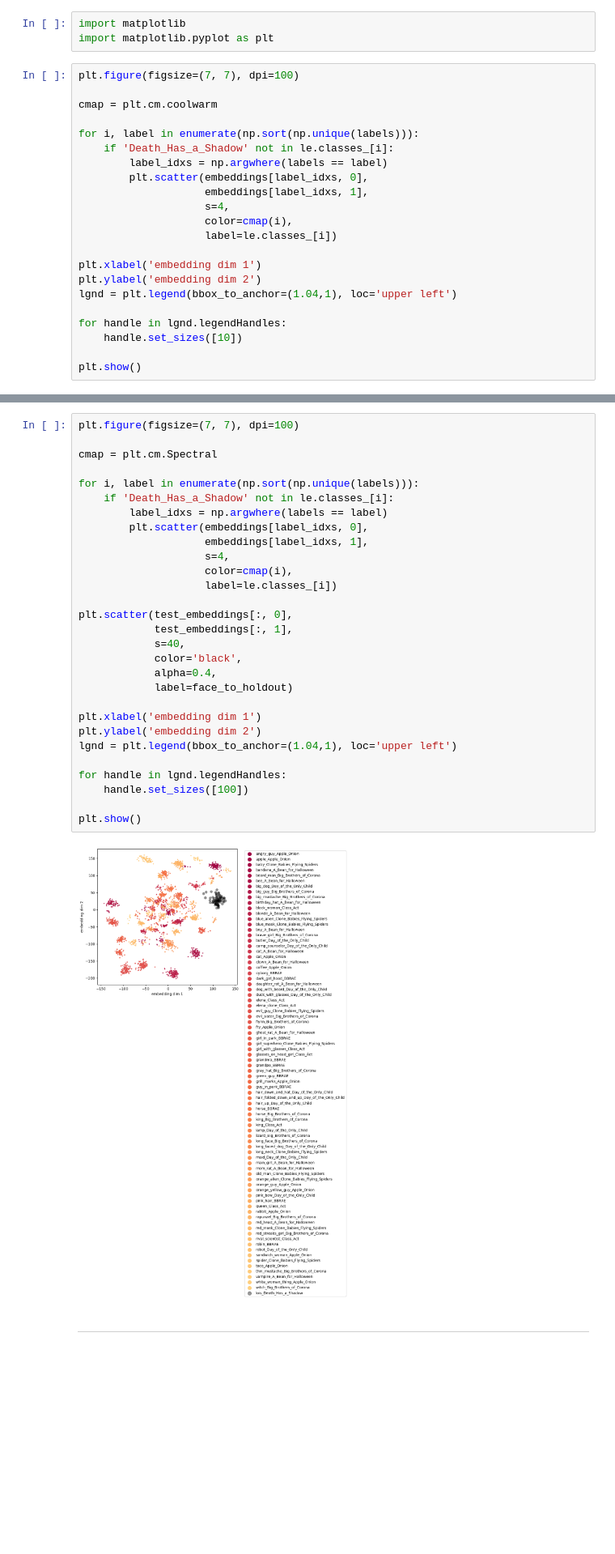
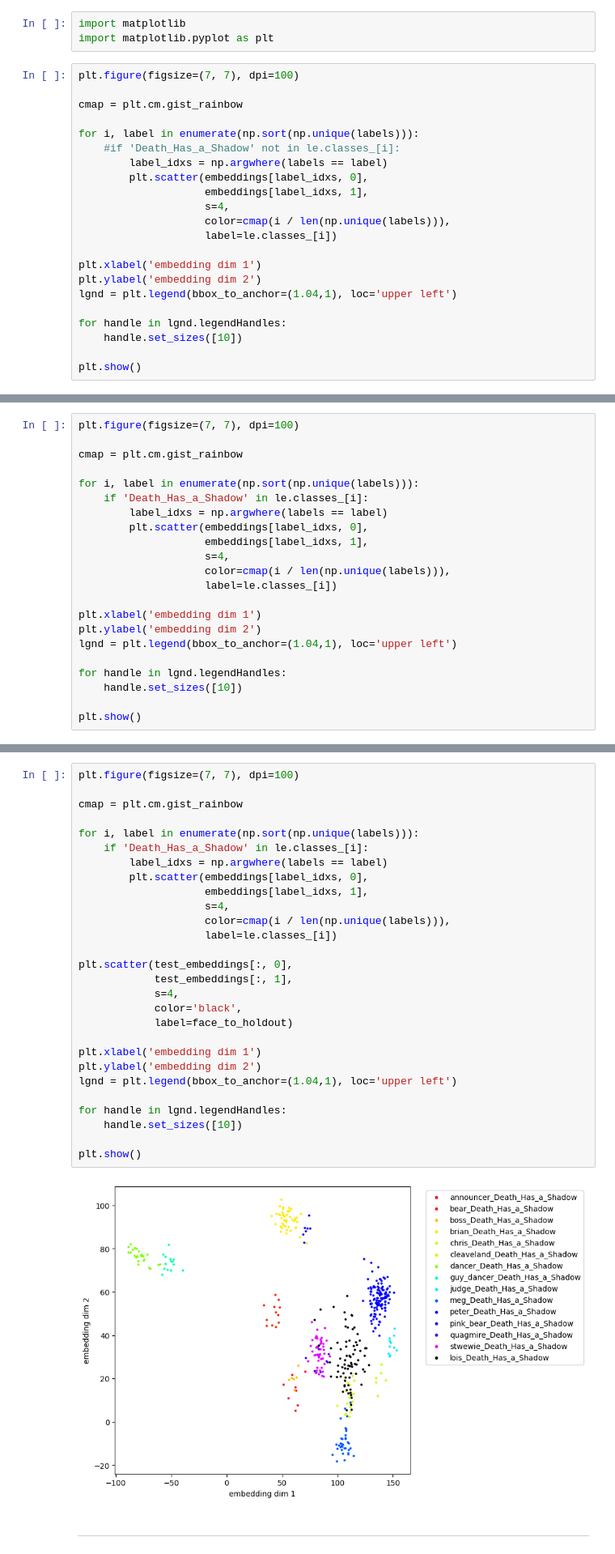
Before and after one commit to nathancooperjones/meezer, a Jupyter notebook: nbs/meezer_image_example.ipynb, the cells around one changed output, grey strips where cells are left out. Shown at 81% size. Saved outputs shown, nothing was run; the diff lists cells and outputs as text; blank space fills up the shorter version.

```diff
--- a/nbs/meezer_image_example.ipynb
+++ b/nbs/meezer_image_example.ipynb
@@ -128,15 +128,15 @@ import matplotlib.pyplot as plt
 # %%
 plt.figure(figsize=(7, 7), dpi=100)
 
-cmap = plt.cm.coolwarm
+cmap = plt.cm.gist_rainbow
 
 for i, label in enumerate(np.sort(np.unique(labels))):
-    if 'Death_Has_a_Shadow' not in le.classes_[i]:
+    #if 'Death_Has_a_Shadow' not in le.classes_[i]:
         label_idxs = np.argwhere(labels == label)
         plt.scatter(embeddings[label_idxs, 0],
                     embeddings[label_idxs, 1],
                     s=4,
-                    color=cmap(i),
+                    color=cmap(i / len(np.unique(labels))),
                     label=le.classes_[i])
 
 plt.xlabel('embedding dim 1')
@@ -151,0 +176,22 @@ plt.show()
+# %%
+plt.figure(figsize=(7, 7), dpi=100)
+
+cmap = plt.cm.gist_rainbow
+
+for i, label in enumerate(np.sort(np.unique(labels))):
+    if 'Death_Has_a_Shadow' in le.classes_[i]:
+        label_idxs = np.argwhere(labels == label)
+        plt.scatter(embeddings[label_idxs, 0],
+                    embeddings[label_idxs, 1],
+                    s=4,
+                    color=cmap(i / len(np.unique(labels))),
+                    label=le.classes_[i])
+
+plt.xlabel('embedding dim 1')
+plt.ylabel('embedding dim 2')
+lgnd = plt.legend(bbox_to_anchor=(1.04,1), loc='upper left')
+
+for handle in lgnd.legendHandles:
+    handle.set_sizes([10])
+
+plt.show()
@@ -152,34 +200,33 @@ plt.show()
 # %%
 plt.figure(figsize=(7, 7), dpi=100)
 
-cmap = plt.cm.Spectral
+cmap = plt.cm.gist_rainbow
 
 for i, label in enumerate(np.sort(np.unique(labels))):
-    if 'Death_Has_a_Shadow' not in le.classes_[i]:
+    if 'Death_Has_a_Shadow' in le.classes_[i]:
         label_idxs = np.argwhere(labels == label)
         plt.scatter(embeddings[label_idxs, 0],
                     embeddings[label_idxs, 1],
                     s=4,
-                    color=cmap(i),
+                    color=cmap(i / len(np.unique(labels))),
                     label=le.classes_[i])
 
 plt.scatter(test_embeddings[:, 0],
             test_embeddings[:, 1],
-            s=40,
+            s=4,
             color='black',
-            alpha=0.4,
             label=face_to_holdout)
 
 plt.xlabel('embedding dim 1')
 plt.ylabel('embedding dim 2')
 lgnd = plt.legend(bbox_to_anchor=(1.04,1), loc='upper left')
 
 for handle in lgnd.legendHandles:
-    handle.set_sizes([100])
+    handle.set_sizes([10])
 
 plt.show()
 # %% [output]
-[figure, old version]
+[figure, new version]
 # %% [markdown]
 -----
 # %% [markdown]
```
Also changed, not shown: parts of 3 cells of this notebook, 7 other files.
